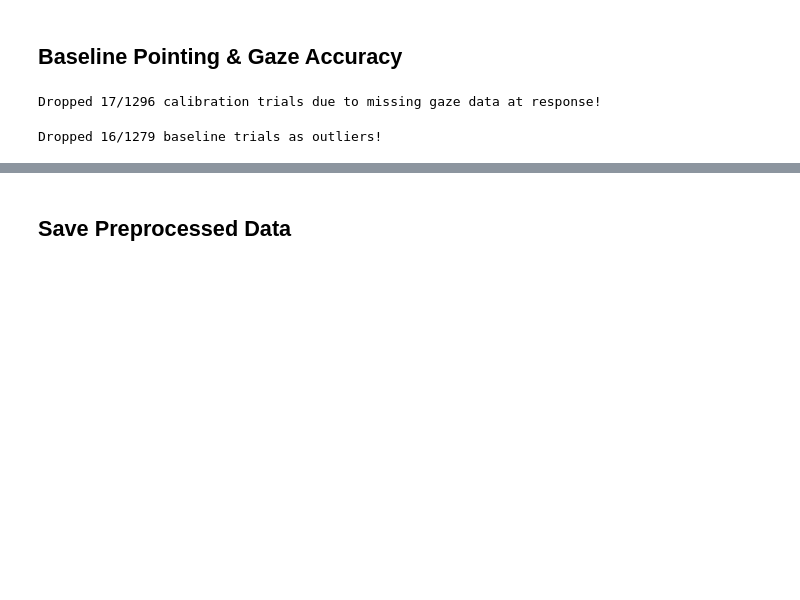
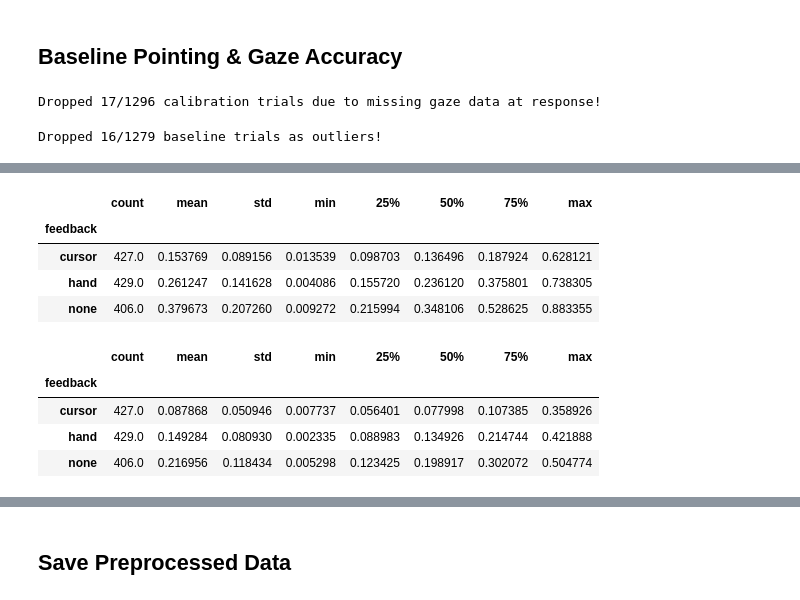
Before and after one commit to ischtz/frontvr2024-vr-pointing, a Jupyter notebook: analysis/1_DataPreprocessing.ipynb, the cells around one changed output, grey strips where cells are left out. Drawn from its saved outputs; the diff is of its cells as text; code cells hidden in the pictures; blank space fills up the shorter version.

```diff
--- a/analysis/1_DataPreprocessing.ipynb
+++ b/analysis/1_DataPreprocessing.ipynb
@@ -503,2 +763,17 @@ plt.savefig(os.path.join(FOLDER_FIG, 'baseline_pointing_error.png'), dpi=150)
+# %%
+# Pointing accuracy this vs. Schwind studdy (Discussion)
+display(lmm_baseline.loc[lmm_baseline.variable == 'point_errL', :].groupby(['feedback']).error_m.describe())
+display(lmm_baseline.loc[lmm_baseline.variable == 'point_errL', :].groupby(['feedback']).error_m_schwind.describe())
+# %% [output]
+|  | count | mean | std | min | 25% | 50% | 75% | max |
+| feedback |  |  |  |  |  |  |  |  |
+| cursor | 427.0 | 0.153769 | 0.089156 | 0.013539 | 0.098703 | 0.136496 | 0.187924 | 0.628121 |
+| hand | 429.0 | 0.261247 | 0.141628 | 0.004086 | 0.155720 | 0.236120 | 0.375801 | 0.738305 |
+| none | 406.0 | 0.379673 | 0.207260 | 0.009272 | 0.215994 | 0.348106 | 0.528625 | 0.883355 |
+|  | count | mean | std | min | 25% | 50% | 75% | max |
+| feedback |  |  |  |  |  |  |  |  |
+| cursor | 427.0 | 0.087868 | 0.050946 | 0.007737 | 0.056401 | 0.077998 | 0.107385 | 0.358926 |
+| hand | 429.0 | 0.149284 | 0.080930 | 0.002335 | 0.088983 | 0.134926 | 0.214744 | 0.421888 |
+| none | 406.0 | 0.216956 | 0.118434 | 0.005298 | 0.123425 | 0.198917 | 0.302072 | 0.504774 |
 # %%
 # Export baseline accuracy for LMM analysis (to be analyzed in Jamovi)
```
Also changed, not shown: parts of 16 cells of this notebook, 3 other files.
